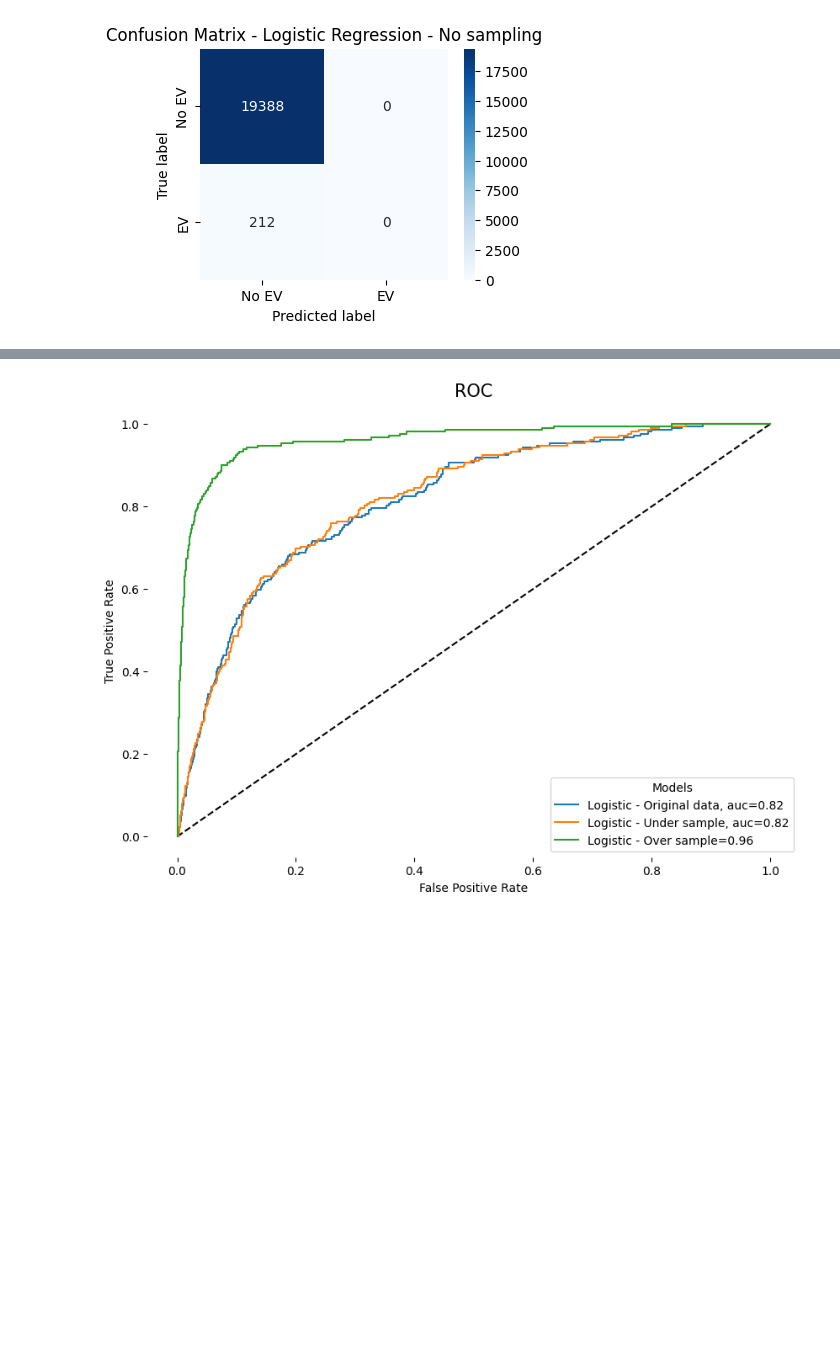
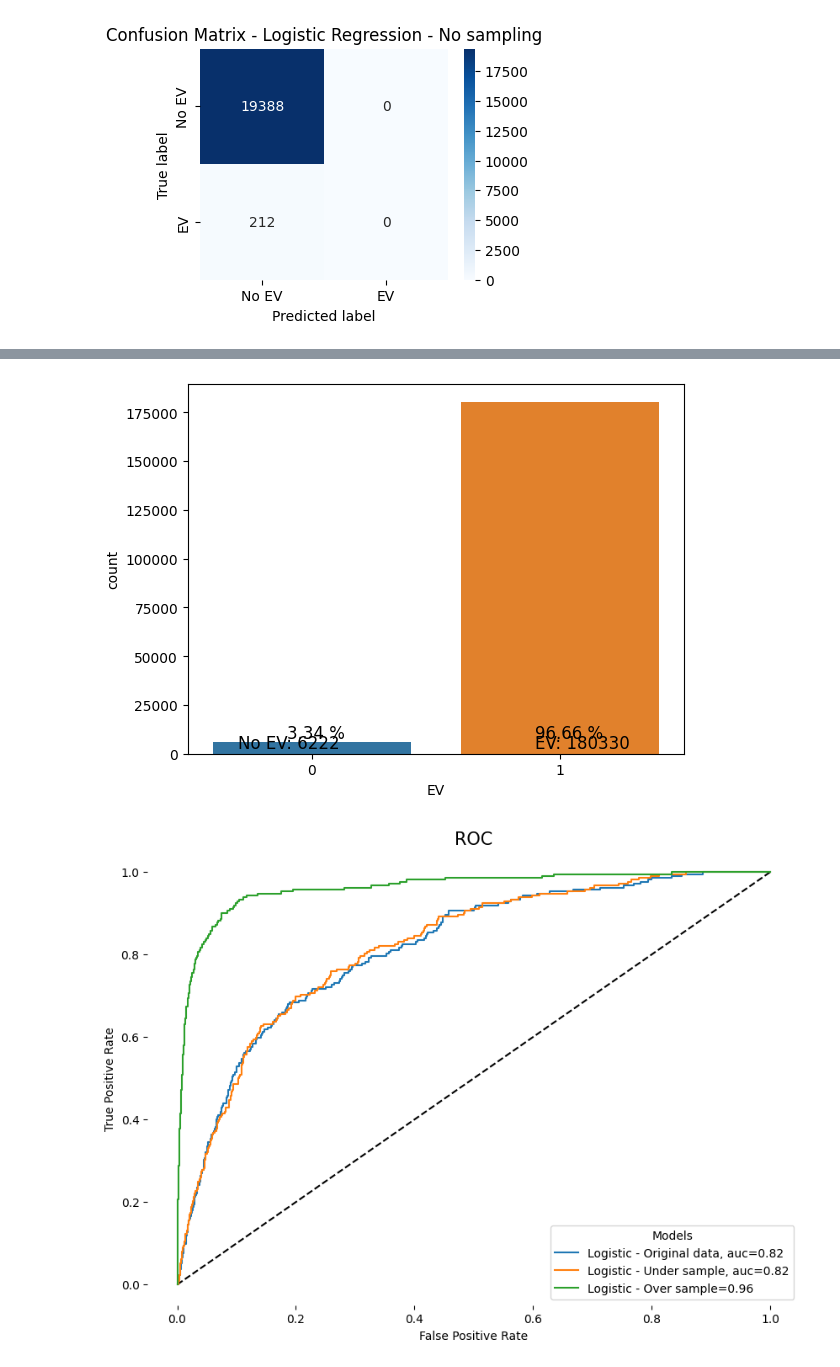
Before and after one commit to varunthefalcon/QUB_Energia, a Jupyter notebook: Q1.ipynb, the cells around one changed output, grey strips where cells are left out. Cells and saved outputs as stored; diff of their text form; code cells hidden in the pictures; blank space fills up the shorter version.

```diff
--- a/Q1.ipynb
+++ b/Q1.ipynb
@@ -448,0 +461,38 @@ Average 5-Fold CV Score: 0.9892 , Standard deviation: 0.0
+# %%
+v_data = raw_d.copy()
+
+# v_data = v_data[v_data.EV == 1]
+v_data = v_data.drop(columns=cols_to_delete)
+
+# dropping rows with empty values in title
+v_data['title'] = v_data['title'].replace([' '], 'Unclassified')
+
+rename_obj = {
+    'agedBand': {'Unclassified' : 0,'19 to 24': 1, '25 to 40': 2,'41 to 50': 3, '51 to 60': 4, '61 to 70': 5,'70+': 6, '18 & Under': 7},
+    'signedUpGroup': {'Telesales': 0, 'PCW': 1, 'Field Sales': 2, 'Web': 3, 'OBS': 4,'Other': 5},
+    'title': {'Ms': 0, 'Mr': 1, 'Mrs': 2, 'Dr': 3, 'Miss': 4, 'Mr & Mrs': 5, 'Rev': 6, 'Unclassified': 7, 'Cllr': 8},
+    'EV': {'N': 0, 'Y': 1},
+    'EV_New_or_Old': {'Non-EV Customers': 0, 'Switched to EV': 1, 'New EV Customer': 1},
+    'saStatus': {'Active': 1}
+}
+
+# for mosaic using label encoder
+le = LabelEncoder()
+
+labels = le.fit_transform(v_data['mosaicType'])
+
+v_data['mosaicType'] = labels
+
+v_data = v_data.replace(rename_obj)
+
+# print(v)
+v_data = v_data.drop(columns=['EV'])
+
+v_data = v_data.dropna()
+EV = LR.predict(v_data)
+
+v_data['EV'] = EV
+
+visualizeFeatureCount(v_data, 'EV')
+# %% [output]
+[figure, added]
```
Also changed, not shown: parts of 11 cells of this notebook, 1 other file.
